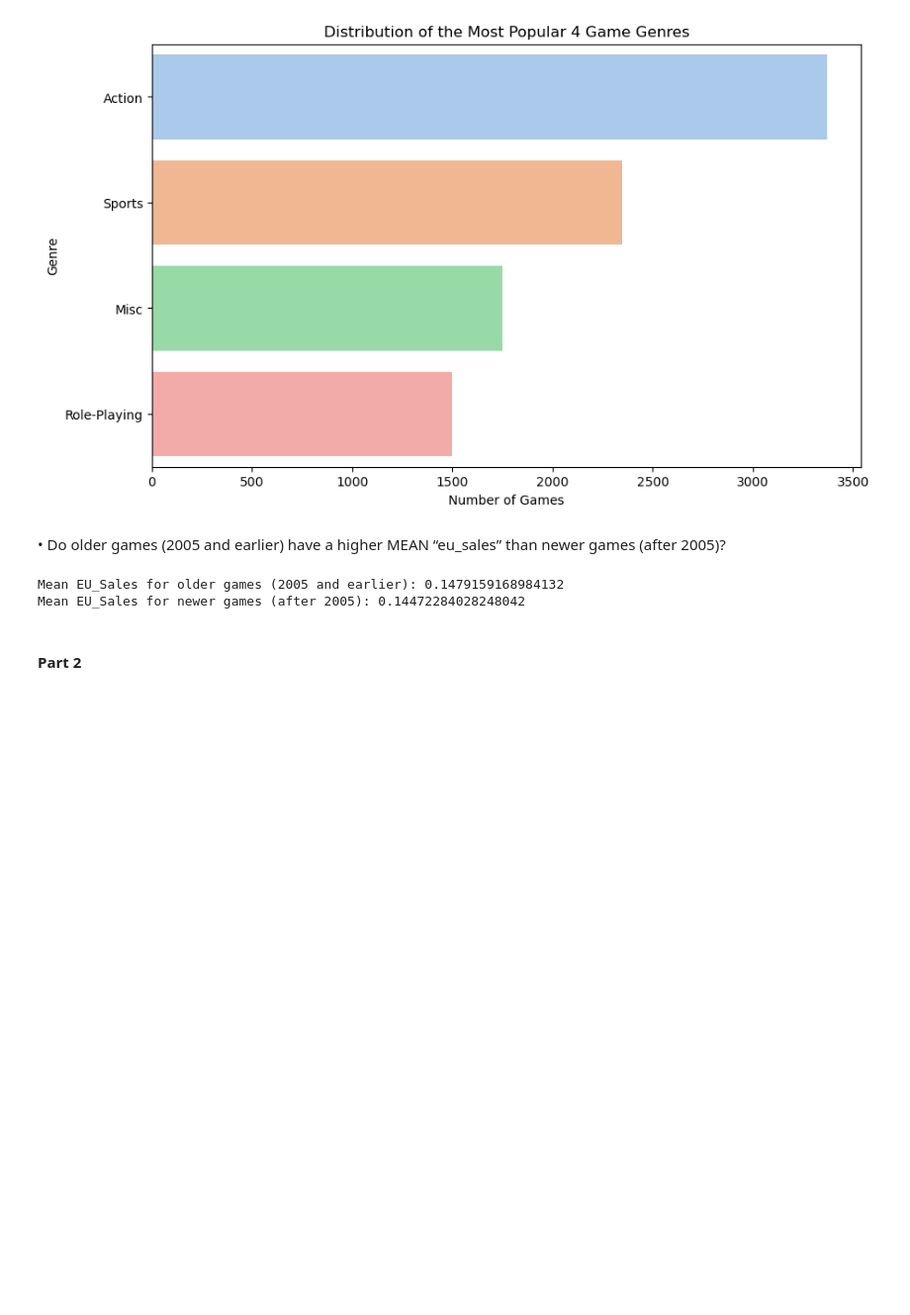
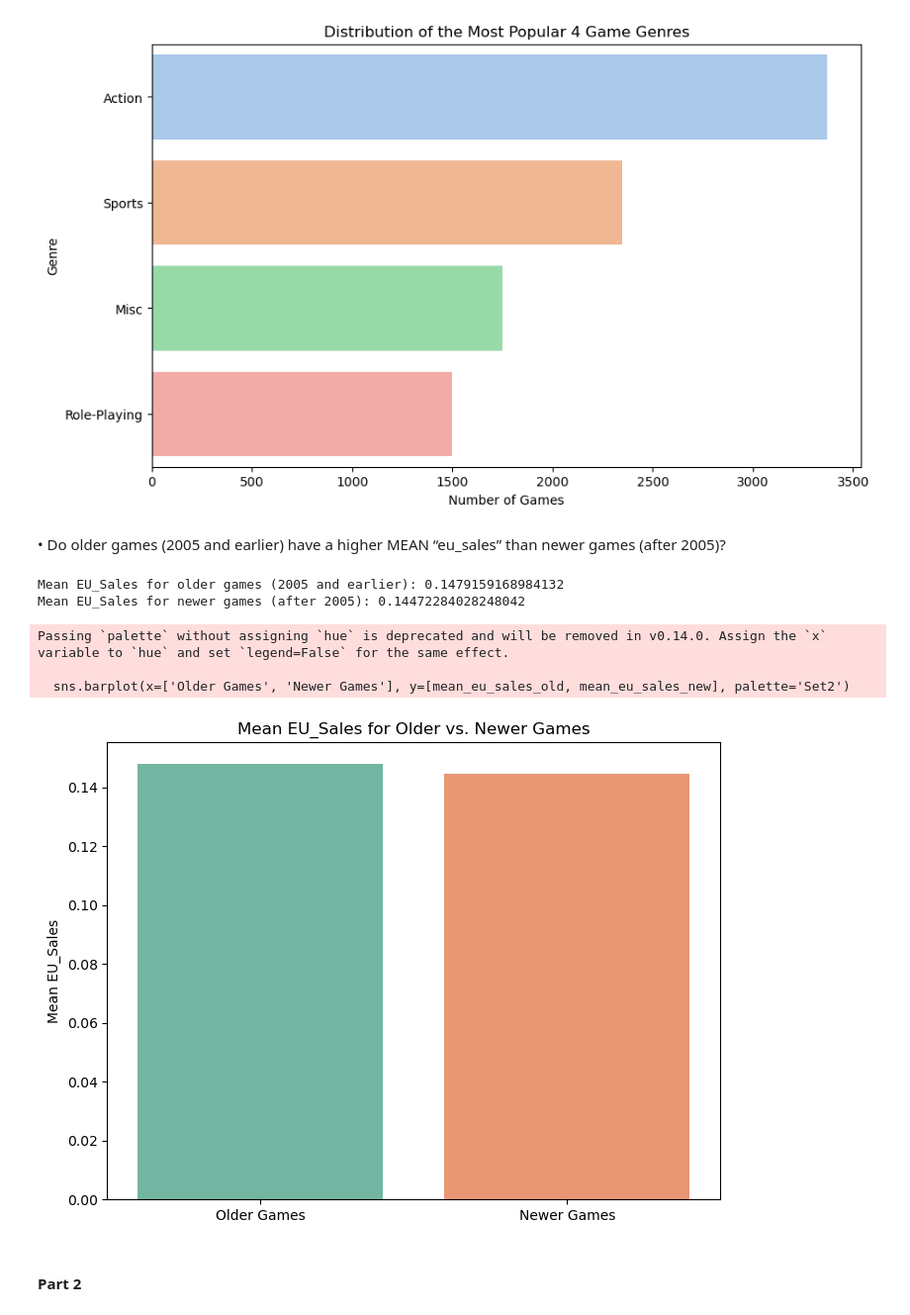
Before and after one commit to Gust4vo97/DataViz_CA_GustavoLopes.v2, a Jupyter notebook: DataViz_CA_GustavoLopes.v1.ipynb, the cells around one changed output. Shown: that part at 99% size. Cells and saved outputs as stored; diff of their text form; code cells hidden in the pictures; blank space fills up the shorter version.

Commit message:
Graph comparision old and new games

```diff
--- a/DataViz_CA_GustavoLopes.v1.ipynb
+++ b/DataViz_CA_GustavoLopes.v1.ipynb
@@ -183,5 +183,16 @@ print("Mean EU_Sales for newer games (after 2005):", mean_eu_sales_new)
 # %% [output]
 Mean EU_Sales for older games (2005 and earlier): 0.1479159168984132
 Mean EU_Sales for newer games (after 2005): 0.14472284028248042
+# %%
+plt.figure(figsize=(8, 6))
+sns.barplot(x=['Older Games', 'Newer Games'], y=[mean_eu_sales_old, mean_eu_sales_new], palette='Set2')
+plt.title('Mean EU_Sales for Older vs. Newer Games')
+plt.ylabel('Mean EU_Sales')
+plt.show()
+# %% [output]
+Passing `palette` without assigning `hue` is deprecated and will be removed in v0.14.0. Assign the `x` variable to `hue` and set `legend=False` for the same effect.
+
+  sns.barplot(x=['Older Games', 'Newer Games'], y=[mean_eu_sales_old, mean_eu_sales_new], palette='Set2')
+[figure, added]
 # %% [markdown]
 #### Part 2
```
